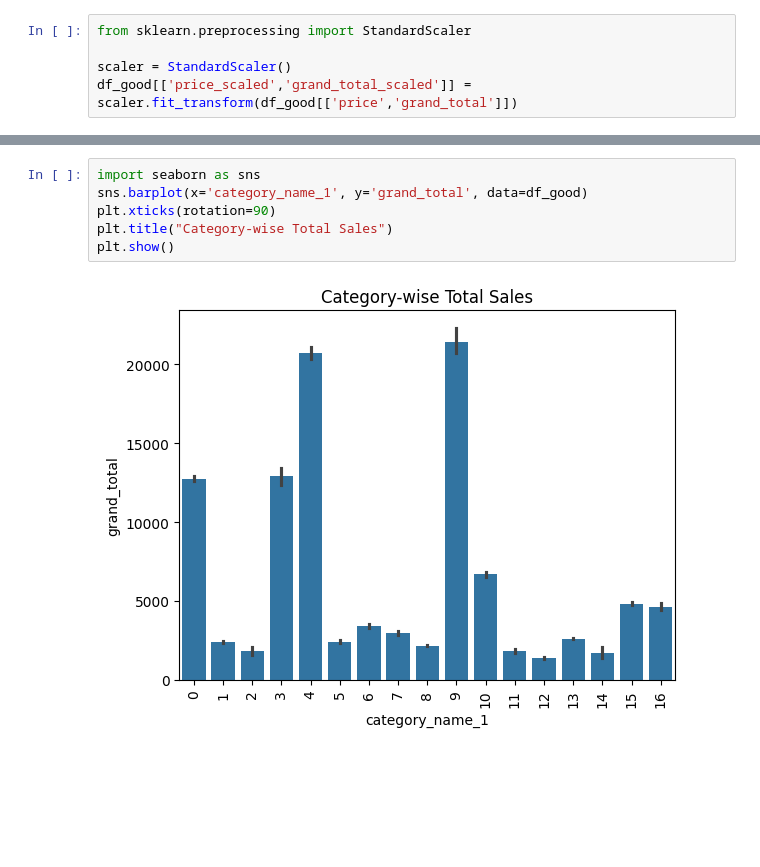
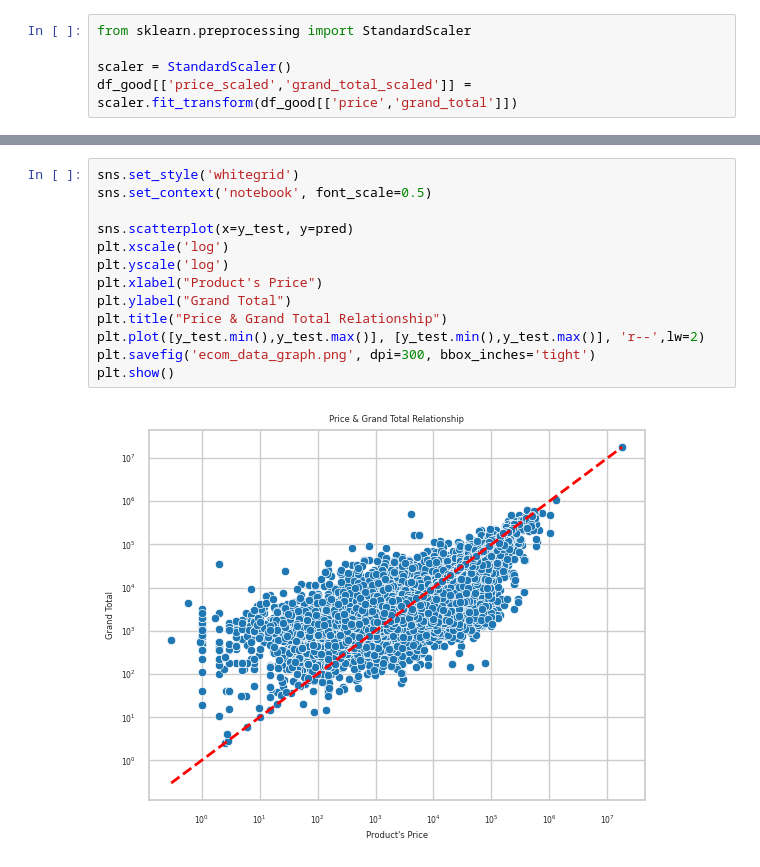
Before and after one commit to zain4cs/E-commerce-Sales-Analysis-Prediction, a Jupyter notebook: Ecom_Data.ipynb, the cells around one changed output, grey strips where cells are left out. Cells and saved outputs as stored; diff of their text form; blank space fills up the shorter version.

```diff
--- a/Ecom_Data.ipynb
+++ b/Ecom_Data.ipynb
@@ -473,8 +473,15 @@ MAE: 2184.27992063205
-# %%
-import seaborn as sns
-sns.barplot(x='category_name_1', y='grand_total', data=df_good)
-plt.xticks(rotation=90)
-plt.title("Category-wise Total Sales")
-plt.show()
-# %% [output]
-[figure, removed]
+# %%
+sns.set_style('whitegrid')
+sns.set_context('notebook', font_scale=0.5)
+
+sns.scatterplot(x=y_test, y=pred)
+plt.xscale('log')
+plt.yscale('log')
+plt.xlabel("Product's Price")
+plt.ylabel("Grand Total")
+plt.title("Price & Grand Total Relationship")
+plt.plot([y_test.min(),y_test.max()], [y_test.min(),y_test.max()], 'r--',lw=2)
+plt.savefig('ecom_data_graph.png', dpi=300, bbox_inches='tight')
+plt.show()
+# %% [output]
+[figure, added]
```
Also changed, not shown: parts of 1 cell of this notebook.
